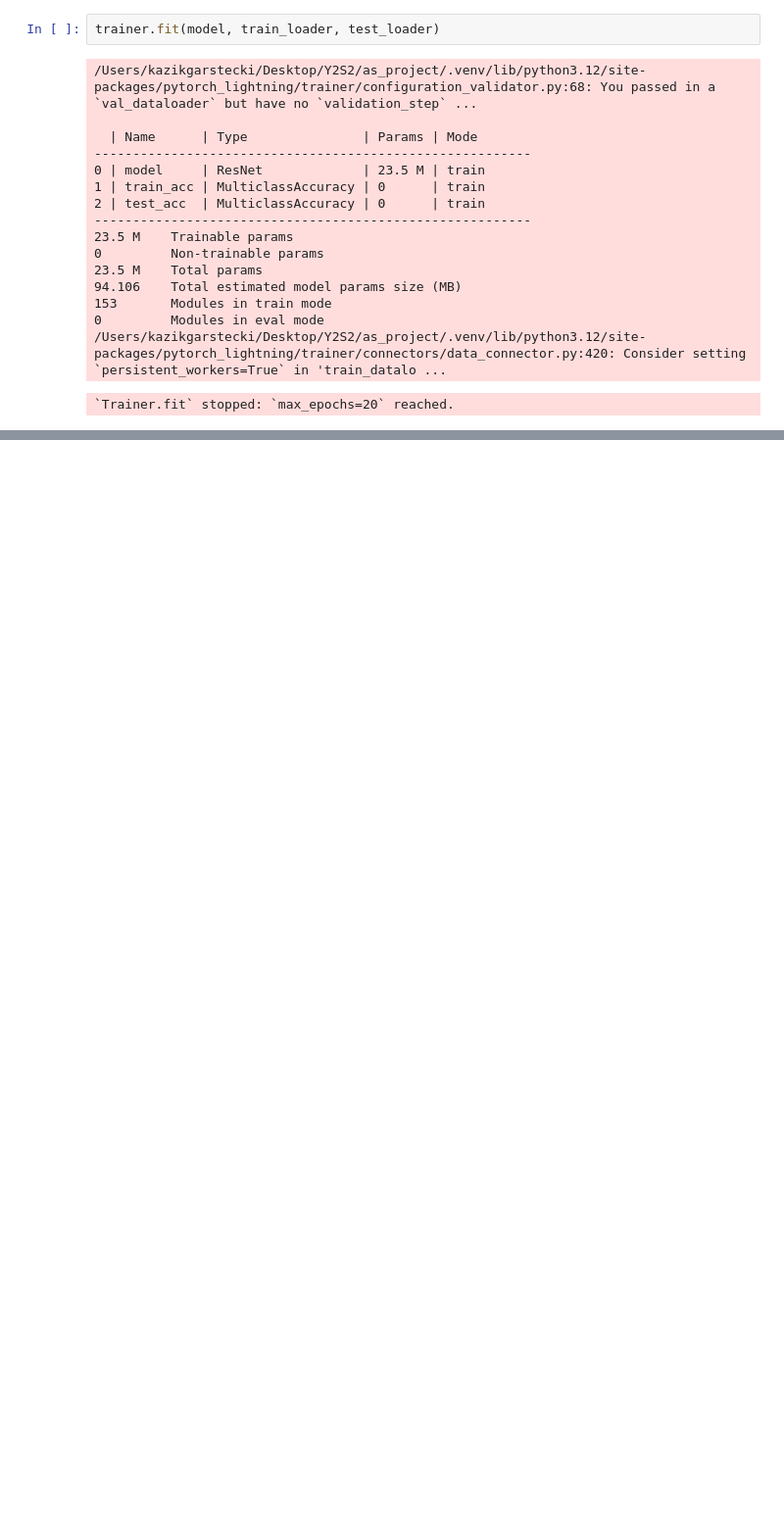
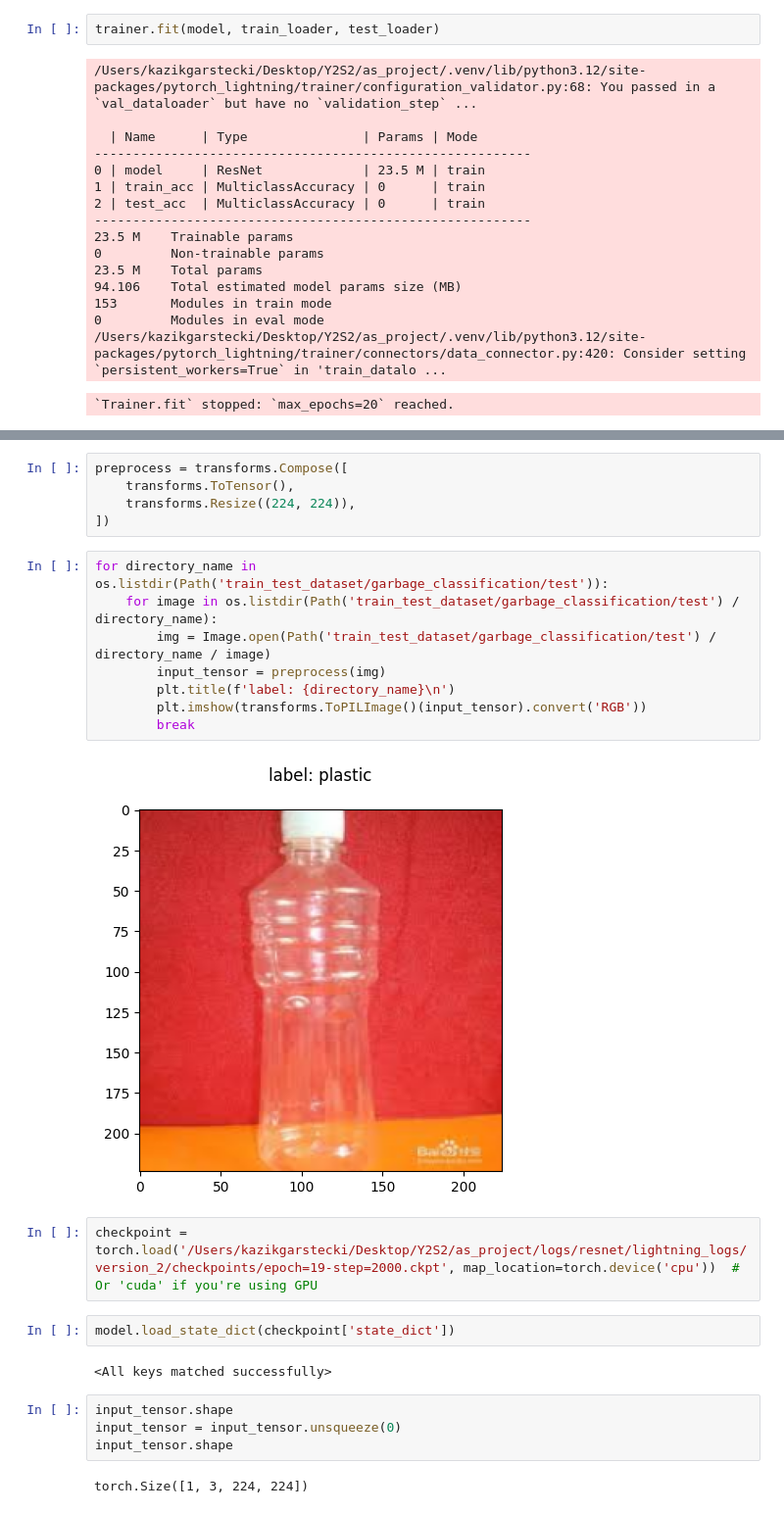
Before and after one commit to kazgar/at-at, a Jupyter notebook: model.ipynb, the cells around one changed output, grey strips where cells are left out. Shown at 98% size. Drawn from its saved outputs; the diff is of its cells as text; blank space fills up the shorter version.

Commit message:
mamy DZIALAJACY model

```diff
--- a/model.ipynb
+++ b/model.ipynb
@@ -625,0 +630,27 @@ Loaded model weights from the checkpoint at logs/resnet/lightning_logs/version_2
+# %%
+preprocess = transforms.Compose([
+    transforms.ToTensor(),
+    transforms.Resize((224, 224)),
+])
+# %%
+for directory_name in os.listdir(Path('train_test_dataset/garbage_classification/test')):
+    for image in os.listdir(Path('train_test_dataset/garbage_classification/test') / directory_name):
+        img = Image.open(Path('train_test_dataset/garbage_classification/test') / directory_name / image)
+        input_tensor = preprocess(img)
+        plt.title(f'label: {directory_name}\n')
+        plt.imshow(transforms.ToPILImage()(input_tensor).convert('RGB'))
+        break
+# %% [output]
+[figure, added]
+# %%
+checkpoint = torch.load('/Users/kazikgarstecki/Desktop/Y2S2/as_project/logs/resnet/lightning_logs/version_2/checkpoints/epoch=19-step=2000.ckpt', map_location=torch.device('cpu'))  # Or 'cuda' if you're using GPU
+# %%
+model.load_state_dict(checkpoint['state_dict'])
+# %% [output]
+<All keys matched successfully>
+# %%
+input_tensor.shape
+input_tensor = input_tensor.unsqueeze(0)
+input_tensor.shape
+# %% [output]
+torch.Size([1, 3, 224, 224])
```
Also changed, not shown: parts of 9 cells of this notebook.
